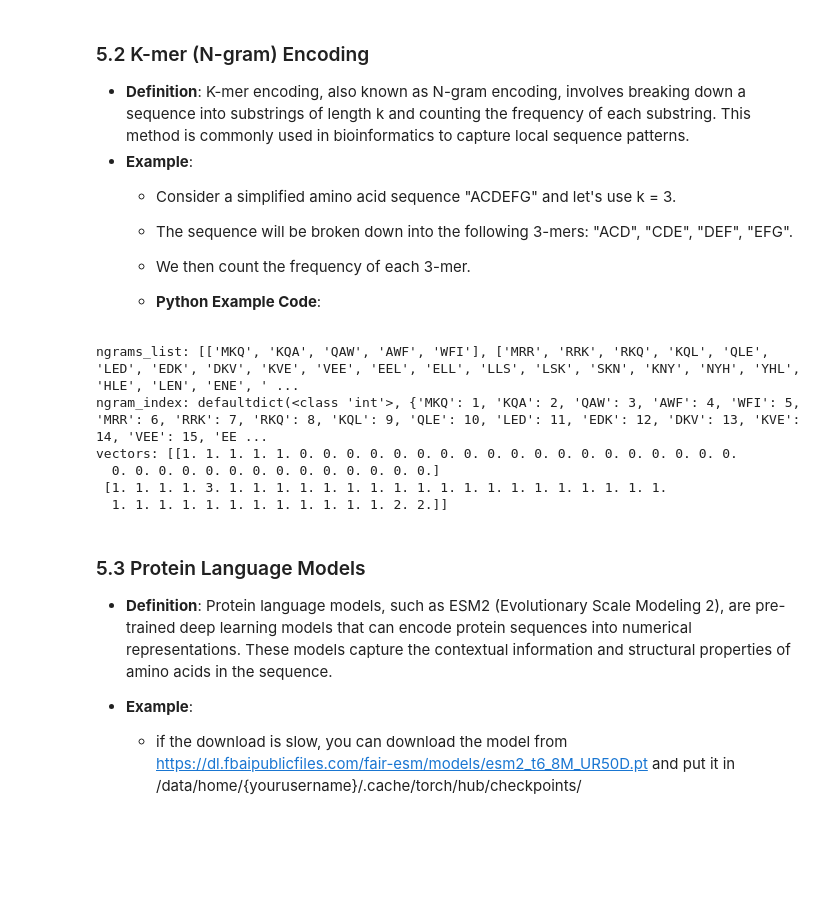
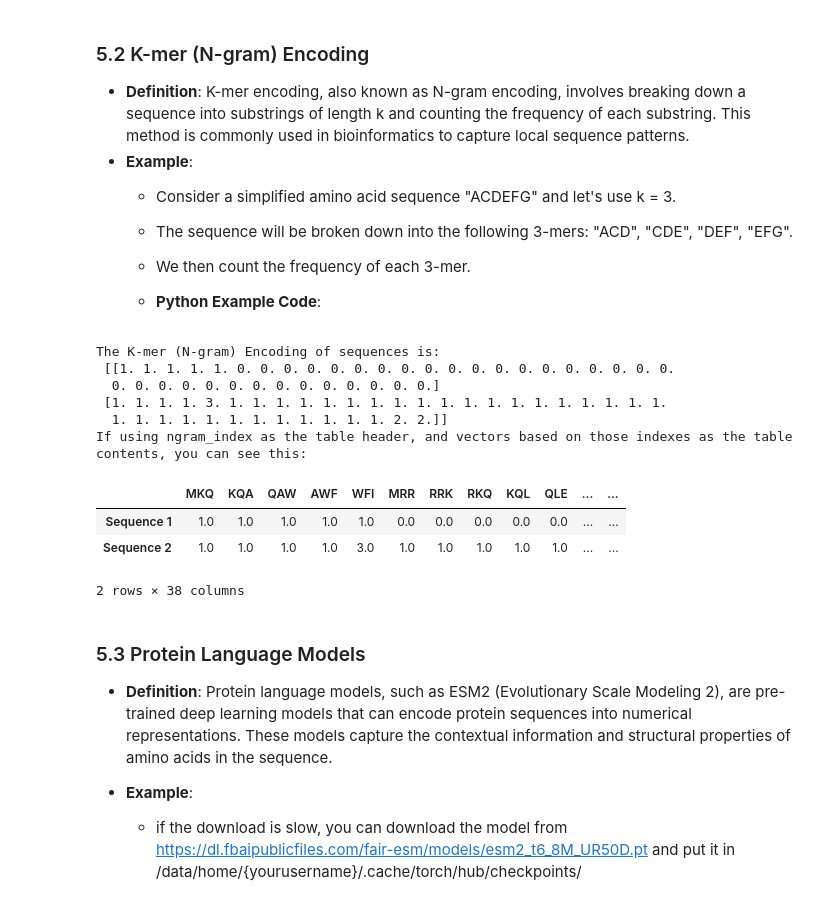
Before and after one commit to LiLabTsinghua/Course-AI-EnzymeDesign, a Jupyter notebook: Excercise1/Excercise1.ipynb, the cells around one changed output. Saved outputs shown, nothing was run; the diff lists cells and outputs as text; code cells hidden in the pictures; blank space fills up the shorter version.

```diff
--- a/Excercise1/Excercise1.ipynb
+++ b/Excercise1/Excercise1.ipynb
@@ -730,6 +730,7 @@ One-Hot Encoded Array:
 # %%
 import numpy as np
 from collections import defaultdict
+import pandas as pd
 
 def extract_ngrams(seq, n=3):
     """
@@ -756,40 +757,53 @@ def build_ngram_index(ngrams_list):
 def vectorize_sequences(ngrams_list, ngram_index):
     """
     Convert lists of n-grams into a fixed-size vector based on the n-gram index.
     This function converts the list of n-grams into a binary vector of length equal to the number of unique n-grams.
     For each sequence, it marks the occurrence of each n-gram.
     """
     vector_length = len(ngram_index)  # The size of the vector is equal to the number of unique n-grams
     vectors = np.zeros((len(ngrams_list), vector_length))  # Initialize a zero matrix for the vectors
 
     for i, ngrams in enumerate(ngrams_list):
         for ngram in ngrams:
             if ngram in ngram_index:
                 vectors[i, ngram_index[ngram] - 1] += 1  # Increment the position based on the n-gram index
     return vectors
-
 # Example protein sequences
 sequences = ["MKQAWFI", "MRRKQLEDKVEELLSKNYHLENEVARLKKLVMKQAWFIWFIWFI"]
 
 # Extract 3-grams from each sequence
 n = 3
 ngrams_list = [extract_ngrams(seq, n) for seq in sequences]
-print("ngrams_list:", ngrams_list)
+# print("ngrams_list:", ngrams_list)
 
 # Build the index for the extracted n-grams
 ngram_index = build_ngram_index(ngrams_list)
-print("ngram_index:", ngram_index)
+# print("ngram_index:", ngram_index)
 
 # Convert sequences to fixed-size vectors based on the n-gram index
 vectors = vectorize_sequences(ngrams_list, ngram_index)
-print("vectors:", vectors)
+# print("vectors:", vectors)
+
+# use pandas to build DataFrame
+
+sorted_ngrams = [ng for ng, idx in sorted(ngram_index.items(), key=lambda item: item[1])]
+
+df = pd.DataFrame(data=vectors, columns=sorted_ngrams, index=[f"Sequence {i+1}" for i in range(len(vectors))])
+
+print('The K-mer (N-gram) Encoding of sequences is:\n', vectors)
+print('If using ngram_index as the table header, and vectors based on those indexes as the table contents, you can see this:')
+df
 # %% [output]
-ngrams_list: [['MKQ', 'KQA', 'QAW', 'AWF', 'WFI'], ['MRR', 'RRK', 'RKQ', 'KQL', 'QLE', 'LED', 'EDK', 'DKV', 'KVE', 'VEE', 'EEL', 'ELL', 'LLS', 'LSK', 'SKN', 'KNY', 'NYH', 'YHL', 'HLE', 'LEN', 'ENE', ' ...
-ngram_index: defaultdict(<class 'int'>, {'MKQ': 1, 'KQA': 2, 'QAW': 3, 'AWF': 4, 'WFI': 5, 'MRR': 6, 'RRK': 7, 'RKQ': 8, 'KQL': 9, 'QLE': 10, 'LED': 11, 'EDK': 12, 'DKV': 13, 'KVE': 14, 'VEE': 15, 'EE ...
-vectors: [[1. 1. 1. 1. 1. 0. 0. 0. 0. 0. 0. 0. 0. 0. 0. 0. 0. 0. 0. 0. 0. 0. 0. 0.
+The K-mer (N-gram) Encoding of sequences is:
+ [[1. 1. 1. 1. 1. 0. 0. 0. 0. 0. 0. 0. 0. 0. 0. 0. 0. 0. 0. 0. 0. 0. 0. 0.
   0. 0. 0. 0. 0. 0. 0. 0. 0. 0. 0. 0. 0. 0.]
  [1. 1. 1. 1. 3. 1. 1. 1. 1. 1. 1. 1. 1. 1. 1. 1. 1. 1. 1. 1. 1. 1. 1. 1.
   1. 1. 1. 1. 1. 1. 1. 1. 1. 1. 1. 1. 2. 2.]]
+If using ngram_index as the table header, and vectors based on those indexes as the table contents, you can see this:
+|  | MKQ | KQA | QAW | AWF | WFI | MRR | RRK | RKQ | KQL | QLE | ... | ... |
+| Sequence 1 | 1.0 | 1.0 | 1.0 | 1.0 | 1.0 | 0.0 | 0.0 | 0.0 | 0.0 | 0.0 | ... | ... |
+| Sequence 2 | 1.0 | 1.0 | 1.0 | 1.0 | 3.0 | 1.0 | 1.0 | 1.0 | 1.0 | 1.0 | ... | ... |
+2 rows × 38 columns
 # %% [markdown]
 ### 5.3 Protein Language Models
 - **Definition**: Protein language models, such as ESM2 (Evolutionary Scale Modeling 2), are pre-trained deep learning models that can encode protein sequences into numerical representations. These models capture the contextual information and structural properties of amino acids in the sequence.
```
Also changed, not shown: parts of 9 cells of this notebook.
